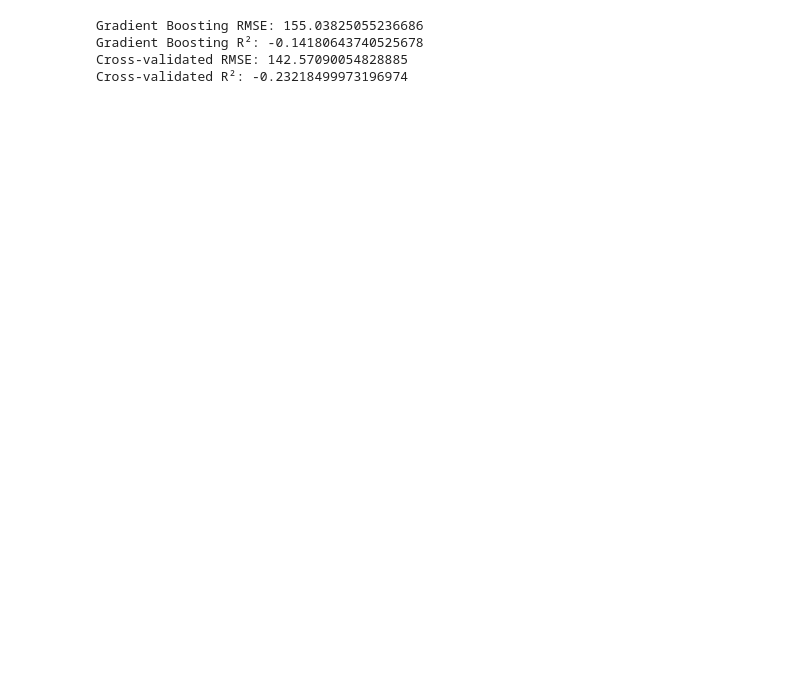
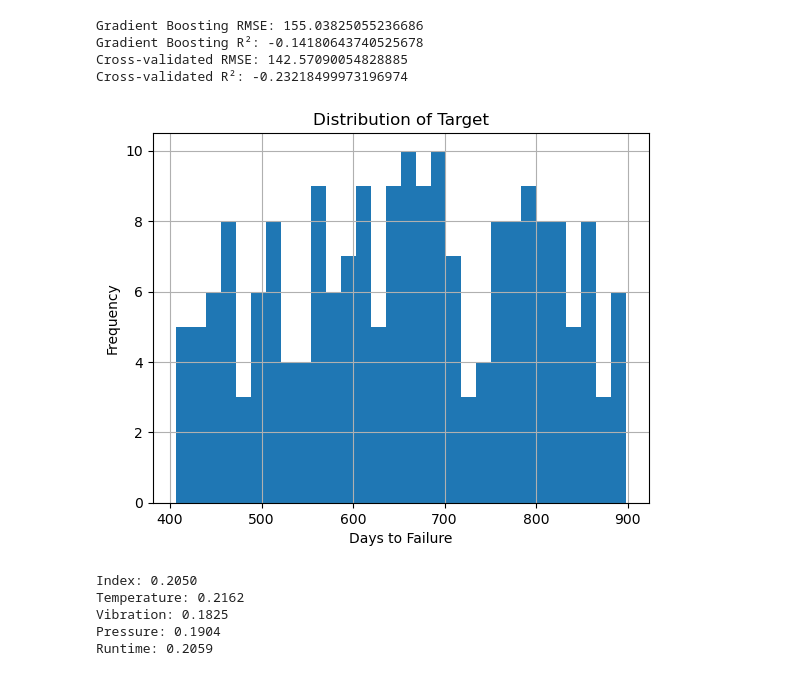
Before and after one commit to Dahlia56/Data-science-assignment, a Jupyter notebook: scripts/Question1.ipynb, the cells around one changed output. Saved outputs shown, nothing was run; the diff lists cells and outputs as text; code cells hidden in the pictures; blank space fills up the shorter version.

```diff
--- a/scripts/Question1.ipynb
+++ b/scripts/Question1.ipynb
@@ -71,3 +71,24 @@ Gradient Boosting RMSE: 155.03825055236686
 Gradient Boosting R²: -0.14180643740525678
 Cross-validated RMSE: 142.57090054828885
 Cross-validated R²: -0.23218499973196974
+# %%
+# Check target distribution
+import matplotlib.pyplot as plt
+data["Days to Failure"].hist(bins=30)
+plt.xlabel("Days to Failure")
+plt.ylabel("Frequency")
+plt.title("Distribution of Target")
+plt.show()
+# %% [output]
+[figure, added]
+# %%
+#Feature importance
+importances = gbr.feature_importances_
+for f, imp in zip(data.drop("Days to Failure", axis=1).columns, importances):
+    print(f"{f}: {imp:.4f}")
+# %% [output]
+Index: 0.2050
+Temperature: 0.2162
+Vibration: 0.1825
+Pressure: 0.1904
+Runtime: 0.2059
```
Also changed, not shown: parts of 2 cells of this notebook, 1 other file.
